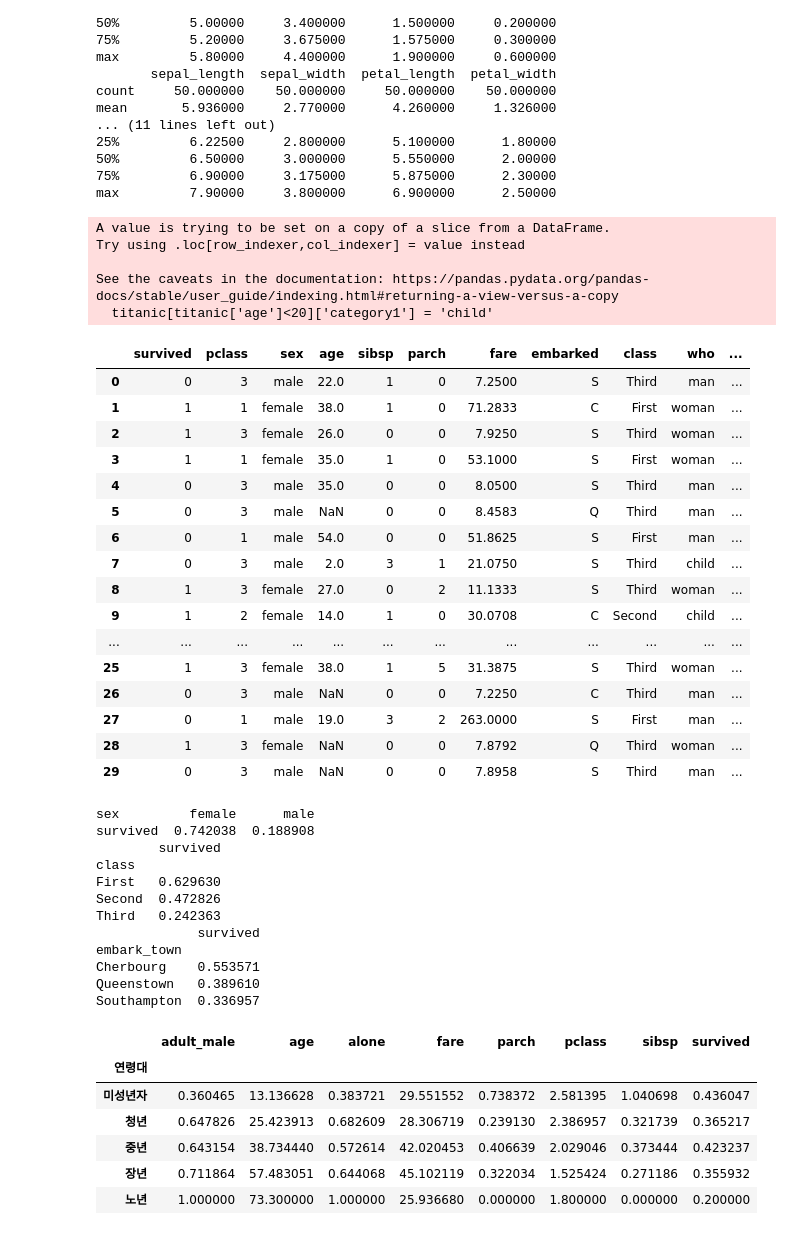
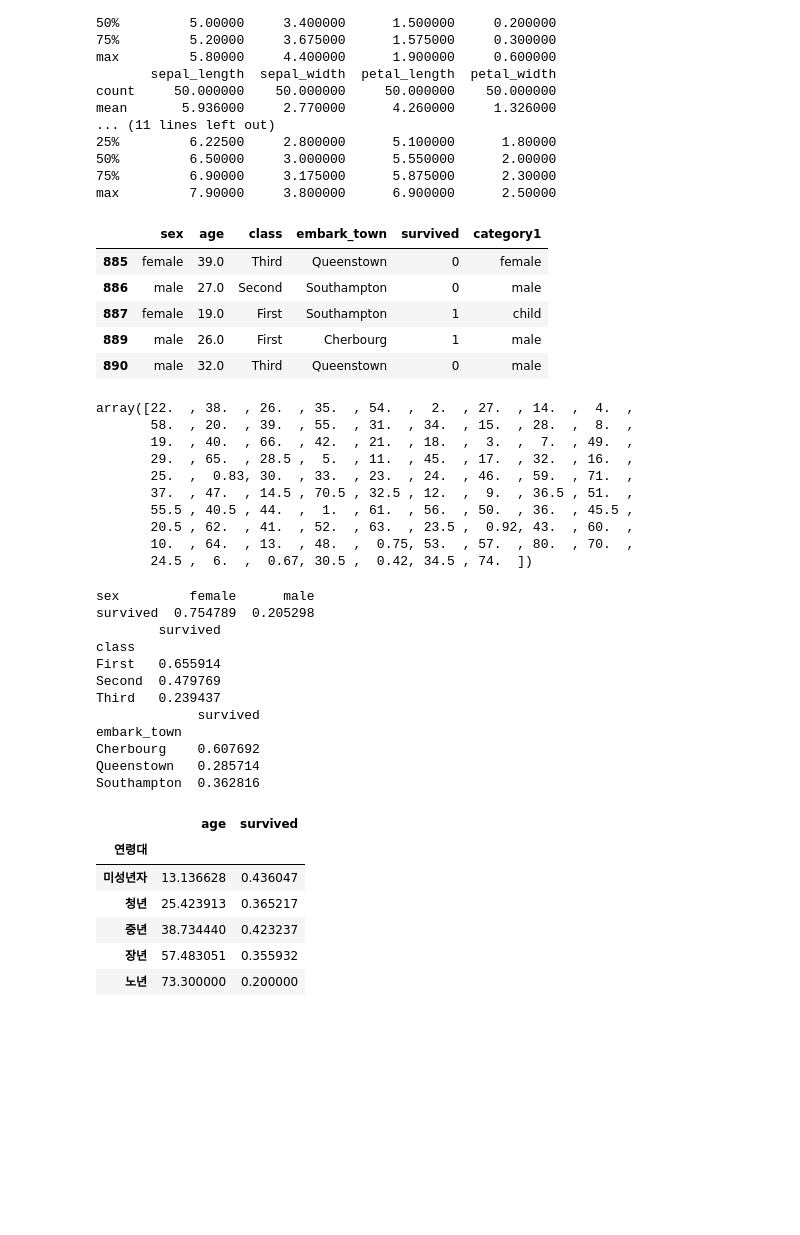
Before and after one commit to SpearXirus/big-company-project, a Jupyter notebook: Pandas_연습문제.ipynb, the cells around one changed output. Saved outputs shown, nothing was run; the diff lists cells and outputs as text; code cells hidden in the pictures; blank space fills up the shorter version.

```diff
--- a/Pandas_연습문제.ipynb
+++ b/Pandas_연습문제.ipynb
@@ -31,29 +54,15 @@ max         7.90000     3.800000      6.900000      2.50000
 # %%
 # 2a
 titanic = sns.load_dataset('titanic')
-titanic['category1'] = titanic['sex']
-titanic[titanic['age']<20]['category1'] = 'child'
-titanic.head(30)
+titanic = titanic.loc[:, ['sex', 'age', 'class', 'embark_town', 'survived', ]]
+titanic = titanic.dropna(subset=['age'], how='any', axis=0)
+titanic['category1'] = titanic[titanic["age"] >= 20].sex
+titanic['category1'].fillna('child', inplace=True)
+titanic.tail()
 # %% [output]
-A value is trying to be set on a copy of a slice from a DataFrame.
-Try using .loc[row_indexer,col_indexer] = value instead
-
-See the caveats in the documentation: https://pandas.pydata.org/pandas-docs/stable/user_guide/indexing.html#returning-a-view-versus-a-copy
-  titanic[titanic['age']<20]['category1'] = 'child'
-|  | survived | pclass | sex | age | sibsp | parch | fare | embarked | class | who | ... |
-| 0 | 0 | 3 | male | 22.0 | 1 | 0 | 7.2500 | S | Third | man | ... |
-| 1 | 1 | 1 | female | 38.0 | 1 | 0 | 71.2833 | C | First | woman | ... |
-| 2 | 1 | 3 | female | 26.0 | 0 | 0 | 7.9250 | S | Third | woman | ... |
-| 3 | 1 | 1 | female | 35.0 | 1 | 0 | 53.1000 | S | First | woman | ... |
-| 4 | 0 | 3 | male | 35.0 | 0 | 0 | 8.0500 | S | Third | man | ... |
-| 5 | 0 | 3 | male | NaN | 0 | 0 | 8.4583 | Q | Third | man | ... |
-| 6 | 0 | 1 | male | 54.0 | 0 | 0 | 51.8625 | S | First | man | ... |
-| 7 | 0 | 3 | male | 2.0 | 3 | 1 | 21.0750 | S | Third | child | ... |
-| 8 | 1 | 3 | female | 27.0 | 0 | 2 | 11.1333 | S | Third | woman | ... |
-| 9 | 1 | 2 | female | 14.0 | 1 | 0 | 30.0708 | C | Second | child | ... |
-| ... | ... | ... | ... | ... | ... | ... | ... | ... | ... | ... | ... |
-| 25 | 1 | 3 | female | 38.0 | 1 | 5 | 31.3875 | S | Third | woman | ... |
-| 26 | 0 | 3 | male | NaN | 0 | 0 | 7.2250 | C | Third | man | ... |
-| 27 | 0 | 1 | male | 19.0 | 3 | 2 | 263.0000 | S | First | man | ... |
-| 28 | 1 | 3 | female | NaN | 0 | 0 | 7.8792 | Q | Third | woman | ... |
-| 29 | 0 | 3 | male | NaN | 0 | 0 | 7.8958 | S | Third | man | ... |
+|  | sex | age | class | embark_town | survived | category1 |
+| 885 | female | 39.0 | Third | Queenstown | 0 | female |
+| 886 | male | 27.0 | Second | Southampton | 0 | male |
+| 887 | female | 19.0 | First | Southampton | 1 | child |
+| 889 | male | 26.0 | First | Cherbourg | 1 | male |
+| 890 | male | 32.0 | Third | Queenstown | 0 | male |
@@ -62,3 +69,18 @@ See the caveats in the documentation: https://pandas.pydata.org/pandas-docs/stab
+# %%
+# 2b
+titanic['age'].fillna(titanic['age'].mean())
+titanic['age'].unique()
+# %% [output]
+array([22.  , 38.  , 26.  , 35.  , 54.  ,  2.  , 27.  , 14.  ,  4.  ,
+       58.  , 20.  , 39.  , 55.  , 31.  , 34.  , 15.  , 28.  ,  8.  ,
+       19.  , 40.  , 66.  , 42.  , 21.  , 18.  ,  3.  ,  7.  , 49.  ,
+       29.  , 65.  , 28.5 ,  5.  , 11.  , 45.  , 17.  , 32.  , 16.  ,
+       25.  ,  0.83, 30.  , 33.  , 23.  , 24.  , 46.  , 59.  , 71.  ,
+       37.  , 47.  , 14.5 , 70.5 , 32.5 , 12.  ,  9.  , 36.5 , 51.  ,
+       55.5 , 40.5 , 44.  ,  1.  , 61.  , 56.  , 50.  , 36.  , 45.5 ,
+       20.5 , 62.  , 41.  , 52.  , 63.  , 23.5 ,  0.92, 43.  , 60.  ,
+       10.  , 64.  , 13.  , 48.  ,  0.75, 53.  , 57.  , 80.  , 70.  ,
+       24.5 ,  6.  ,  0.67, 30.5 ,  0.42, 34.5 , 74.  ])
 # %%
 # 2c
 df = titanic.loc[:, ['sex', 'class', 'embark_town', 'survived']]
@@ -70,17 +92,17 @@ df_embark_town_avg = df.pivot_table(index='embark_town', aggfunc='mean')
 print(df_embark_town_avg)
 # %% [output]
 sex         female      male
-survived  0.742038  0.188908
+survived  0.754789  0.205298
         survived
 class
-First   0.629630
-Second  0.472826
-Third   0.242363
+First   0.655914
+Second  0.479769
+Third   0.239437
              survived
 embark_town
-Cherbourg    0.553571
-Queenstown   0.389610
-Southampton  0.336957
+Cherbourg    0.607692
+Queenstown   0.285714
+Southampton  0.362816
 # %%
 # 2d
 titanic['연령대'] = pd.cut(x=titanic['age'], # 데이터 배열
@@ -90,13 +112,13 @@ titanic['연령대'] = pd.cut(x=titanic['age'], # 데이터 배열
 df1 = titanic.pivot_table(index='연령대', aggfunc='mean')
 df1
 # %% [output]
-|  | adult_male | age | alone | fare | parch | pclass | sibsp | survived |
-| 연령대 |  |  |  |  |  |  |  |  |
-| 미성년자 | 0.360465 | 13.136628 | 0.383721 | 29.551552 | 0.738372 | 2.581395 | 1.040698 | 0.436047 |
-| 청년 | 0.647826 | 25.423913 | 0.682609 | 28.306719 | 0.239130 | 2.386957 | 0.321739 | 0.365217 |
-| 중년 | 0.643154 | 38.734440 | 0.572614 | 42.020453 | 0.406639 | 2.029046 | 0.373444 | 0.423237 |
-| 장년 | 0.711864 | 57.483051 | 0.644068 | 45.102119 | 0.322034 | 1.525424 | 0.271186 | 0.355932 |
-| 노년 | 1.000000 | 73.300000 | 1.000000 | 25.936680 | 0.000000 | 1.800000 | 0.000000 | 0.200000 |
+|  | age | survived |
+| 연령대 |  |  |
+| 미성년자 | 13.136628 | 0.436047 |
+| 청년 | 25.423913 | 0.365217 |
+| 중년 | 38.734440 | 0.423237 |
+| 장년 | 57.483051 | 0.355932 |
+| 노년 | 73.300000 | 0.200000 |
 # %%
 # 2e
 titanic['age_group'] = pd.qcut(titanic['age'],3)
```
Also changed, not shown: parts of 8 cells of this notebook.
